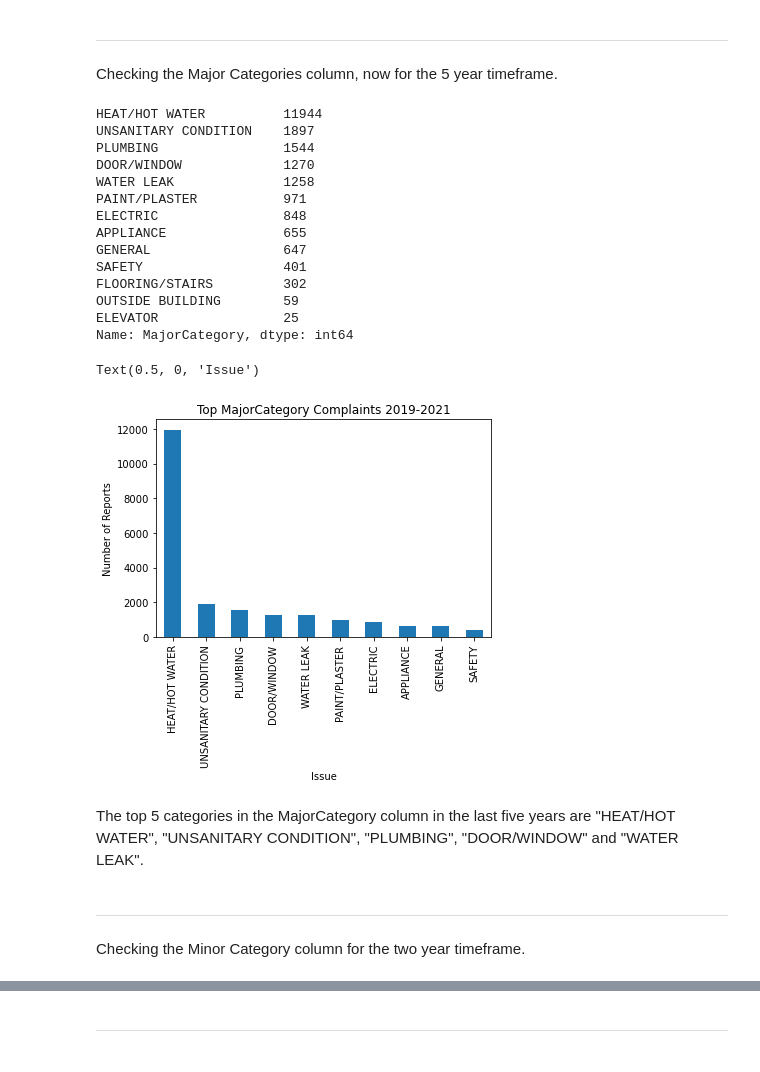
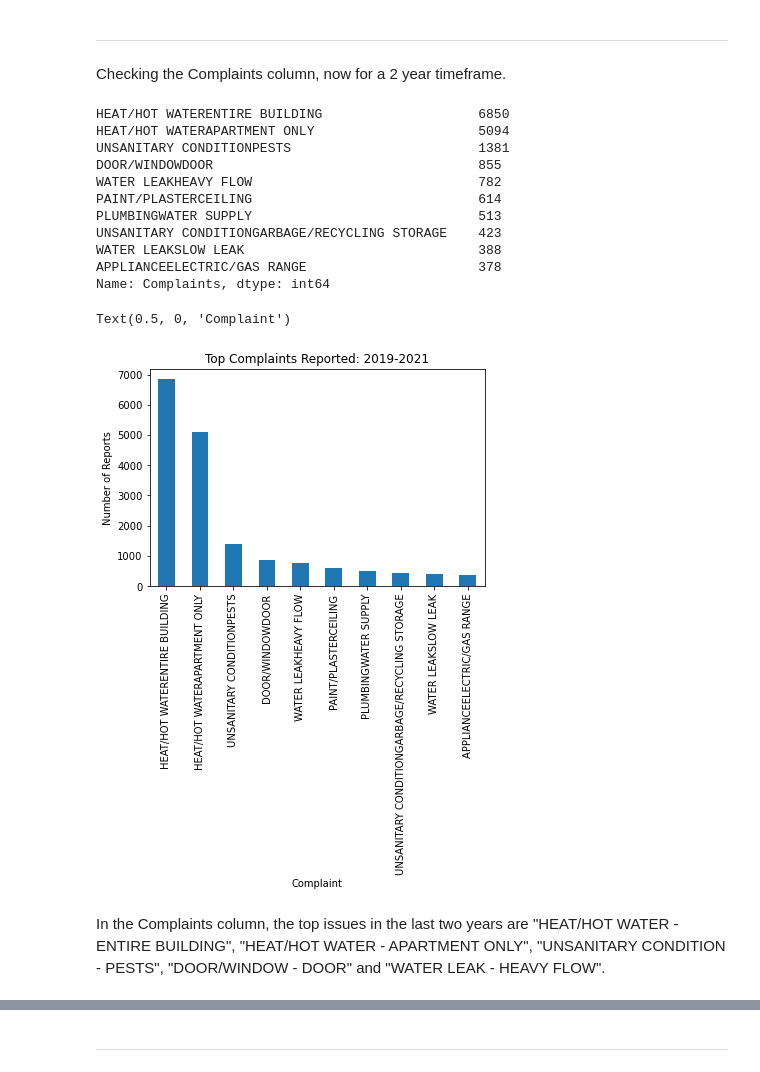
Before and after one commit to CahhBrownsville/Brownsville-project, a Jupyter notebook: Brownsville.csv analysis and visualizations.ipynb, the cells around one changed output, grey strips where cells are left out. Saved outputs shown, nothing was run; the diff lists cells and outputs as text; code cells hidden in the pictures.

```diff
--- a/Brownsville.csv analysis and visualizations.ipynb
+++ b/Brownsville.csv analysis and visualizations.ipynb
@@ -41,0 +58,3 @@ Duplicate ComplaintIDs were removed because there were multiple values that repe
+# %%
+#combines "MajorCategory" and "MinorCategory" columns
+rdbrownsville["Complaints"] = rdbrownsville["MajorCategory"] + rdbrownsville["MinorCategory"]
@@ -172,6 +171,8 @@ Name: StatusDescription, dtype: int64
 # %% [markdown]
 There are 21 unique status descriptions when we look at it in its original form, however this version is not ideal for what we want to look at. These messages are long and some are repetative, saying almost the same thing but with only a few different words, so next I will shorten them and sort them to make this column easier to read and code with in the future.
 # %%
+#this code replaces the text for the selected values; the original texts are too long and some too similar.
+#They will be re-orginazed by this process as well.
 rdbrownsville.replace("The Department of Housing Preservation and Development inspected the following conditions. No violations were issued. The complaint has been closed.",
                       "Inspected; no violations issued",
                       inplace=True)
@@ -182,13 +183,13 @@ rdbrownsville.replace("The Department of Housing Preservation and Development wa
            "Unable to gain access",
            inplace=True)
 rdbrownsville.replace("More than one complaint was received for this building-wide condition.This complaint status is for the initial complaint. The Department of Housing Preservation and Development contacted an occupant of the apartment and verified that the following conditions were corrected. The complaint has been closed. If the condition still exists, please file a new complaint.",
-           "Multiple complaints; tennant confirmed resolved",
+           "Multiple complaints; tenant confirmed resolved",
            inplace=True)
 rdbrownsville.replace("More than one complaint was received for this building-wide condition.This complaint status is for the initial complaint. The Department of Housing Preservation and Development contacted a tenant in the building and verified that the following conditions were corrected. The complaint has been closed. If the condition still exists, please file a new complaint.",
-           "Multiple complaints; tennant confirmed resolved",
+           "Multiple complaints; tenant confirmed resolved",
            inplace=True)
 rdbrownsville.replace("The Department of Housing Preservation and Development responded to a complaint of no heat or hot water and was advised by a tenant in the building that heat and hot water had been restored. If the condition still exists, please file a new complaint.",
-           "Single Complaint; tennant confirmed resolved",
+           "Single complaint; tenant confirmed resolved",
            inplace=True)
 rdbrownsville.replace("The Department of Housing Preservation and Development was not able to gain access to your apartment or others in the building to inspect for a lack of heat or hot water. The complaint has been closed. If the condition still exists, please file a new complaint.",
                       "Unable to gain access",
@@ -203,7 +204,7 @@ rdbrownsville.replace("The Department of Housing Preservation and Development wa
                      "Unable to gain access",
                      inplace=True)
 rdbrownsville.replace("The Department of Housing Preservation and Development contacted a tenant in the building and verified that the following conditions were corrected. The complaint has been closed. If the condition still exists, please file a new complaint.",
-                     "Single Complaint; tennant confirmed resolved",
+                     "Single complaint; tenant confirmed resolved",
                       inplace=True)
 rdbrownsville.replace("The Department of Housing Preservation and Development was not able to gain access to your apartment to inspect for a lack of heat or hot water. However, HPD was able to verify that heat or hot water was inadequate by inspecting another apartment and a violation was issued. Information about specific violations is available at www.nyc.gov/hpd.",
                      "Unable to gain access; violation issued",
@@ -218,10 +219,10 @@ rdbrownsville.replace("The Department of Housing Preservation and Development re
                      "Inspected; no violations issued",
                      inplace=True)
 rdbrownsville.replace("More than one complaint was received for this building-wide condition. This complaint status is for the initial complaint.The Department of Housing Preservation and Development contacted an occupant of the apartment and verified that the following conditions were corrected. The complaint has been closed. If the condition still exists, please file a new complaint.",
-                     "Multiple complaints; tennant confirmed resolved",
+                     "Multiple complaints; tenant confirmed resolved",
                      inplace=True)
 rdbrownsville.replace("More than one complaint was received for this building-wide condition. This complaint status is for the initial complaint.The Department of Housing Preservation and Development contacted a tenant in the building and verified that the following conditions were corrected. The complaint has been closed. If the condition still exists, please file a new complaint.",
-                     "Multiple complaints; tennant confirmed resolved",
+                     "Multiple complaints; tenant confirmed resolved",
                      inplace=True)
 rdbrownsville.replace("The Department of Housing Preservation and Development inspected the following conditions. Violations were issued. However, HPD also identified potential lead-based paint conditions and will attempt to contact you to schedule a follow-up inspection to test the paint for lead. Information about specific violations is available at www.nyc.gov/hpd.",
                      "Inspected; violations issued",
@@ -682,36 +639,29 @@ bv_2years = rdbrownsville[(rdbrownsville['StatusDate'] > '2019-01-01') & (rdbrow
 # %% [markdown]
 ----------------
 # %% [markdown]
-Checking the Major Categories column, now for the 5 year timeframe.
+Checking the Complaints column, now for a 2 year timeframe.
 # %%
-bv_2years["MajorCategory"].value_counts()
+bv_2years["Complaints"].value_counts().head(10)
 # %% [output]
-HEAT/HOT WATER          11944
-UNSANITARY CONDITION    1897
-PLUMBING                1544
-DOOR/WINDOW             1270
-WATER LEAK              1258
-PAINT/PLASTER           971
-ELECTRIC                848
-APPLIANCE               655
-GENERAL                 647
-SAFETY                  401
-FLOORING/STAIRS         302
-OUTSIDE BUILDING        59
-ELEVATOR                25
-Name: MajorCategory, dtype: int64
+HEAT/HOT WATERENTIRE BUILDING                    6850
+HEAT/HOT WATERAPARTMENT ONLY                     5094
+UNSANITARY CONDITIONPESTS                        1381
+DOOR/WINDOWDOOR                                  855
+WATER LEAKHEAVY FLOW                             782
+PAINT/PLASTERCEILING                             614
+PLUMBINGWATER SUPPLY                             513
+UNSANITARY CONDITIONGARBAGE/RECYCLING STORAGE    423
+WATER LEAKSLOW LEAK                              388
+APPLIANCEELECTRIC/GAS RANGE                      378
+Name: Complaints, dtype: int64
 # %%
-majorcat_values_2 = bv_2years["MajorCategory"].value_counts().head(10)
-majorcat_values_2.plot(kind = "bar")
-plt.title("Top MajorCategory Complaints 2019-2021")
+com_values2 = bv_2years["Complaints"].value_counts().head(10)
+com_values2.plot(kind = "bar")
+plt.title("Top Complaints Reported: 2019-2021")
 plt.ylabel("Number of Reports")
-plt.xlabel("Issue")
+plt.xlabel("Complaint")
 # %% [output]
-Text(0.5, 0, 'Issue')
+Text(0.5, 0, 'Complaint')
-[figure, old version]
+[figure, new version]
 # %% [markdown]
-The top 5 categories in the MajorCategory column in the last five years are "HEAT/HOT WATER", "UNSANITARY CONDITION", "PLUMBING", "DOOR/WINDOW" and "WATER LEAK".
+In the Complaints column, the top issues in the last two years are "HEAT/HOT WATER - ENTIRE BUILDING", "HEAT/HOT WATER - APARTMENT ONLY", "UNSANITARY CONDITION - PESTS", "DOOR/WINDOW - DOOR" and "WATER LEAK - HEAVY FLOW".
-# %% [markdown]
---------------
-# %% [markdown]
-Checking the Minor Category column for the two year timeframe.
```
Also changed, not shown: parts of 117 cells of this notebook.
